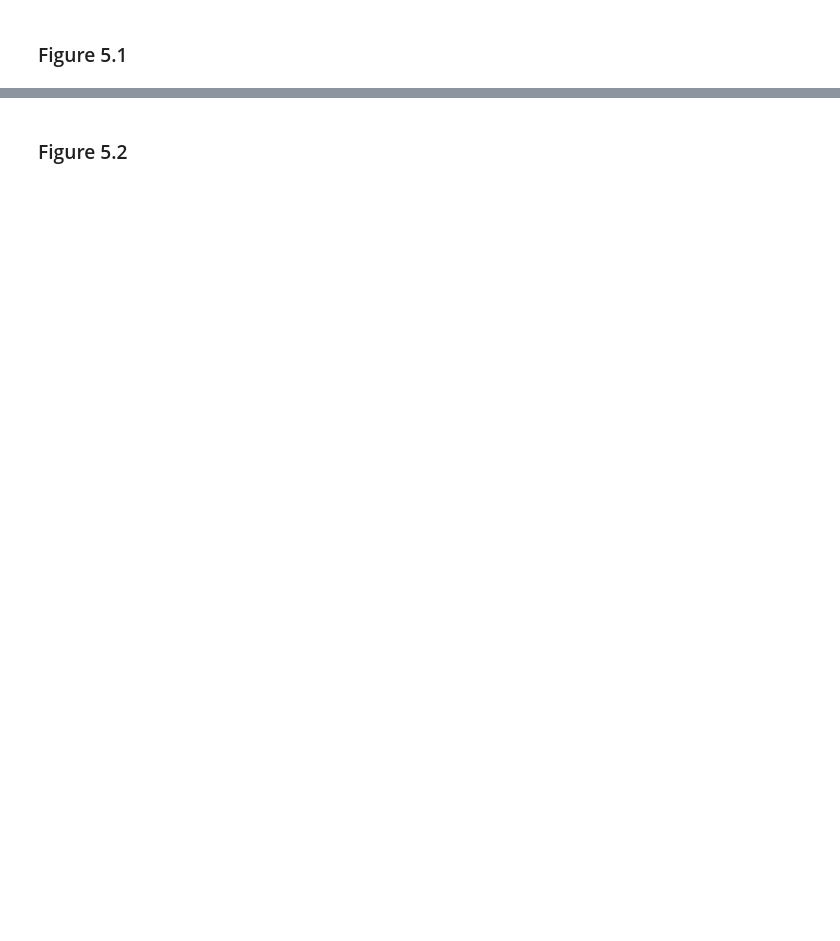
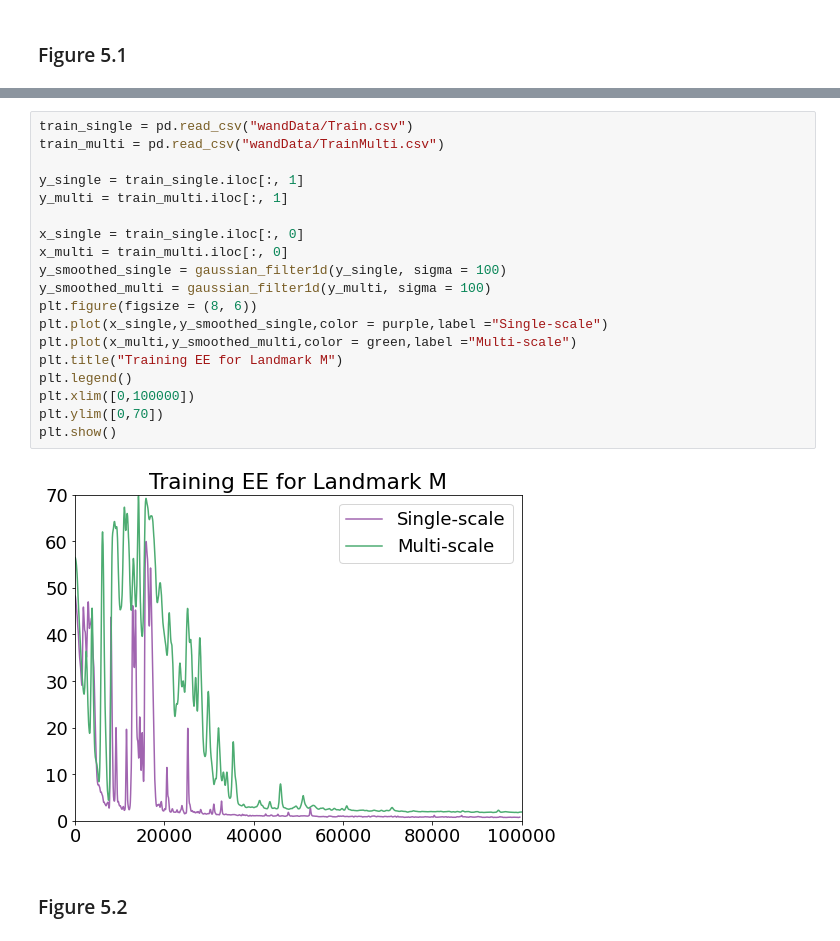
Before and after one commit to CathrineUH/Bachelor_thesis_ear, a Jupyter notebook: plotAllFigures.ipynb, the cells around one changed output, grey strips where cells are left out. Cells and saved outputs as stored; diff of their text form; blank space fills up the shorter version.

```diff
--- a/plotAllFigures.ipynb
+++ b/plotAllFigures.ipynb
@@ -37,3 +42,24 @@ RuntimeError: filter weights array has incorrect shape.
+# %%
+train_single = pd.read_csv("wandData/Train.csv")
+train_multi = pd.read_csv("wandData/TrainMulti.csv")
+
+y_single = train_single.iloc[:, 1]
+y_multi = train_multi.iloc[:, 1]
+
+x_single = train_single.iloc[:, 0]
+x_multi = train_multi.iloc[:, 0]
+y_smoothed_single = gaussian_filter1d(y_single, sigma = 100)
+y_smoothed_multi = gaussian_filter1d(y_multi, sigma = 100)
+plt.figure(figsize = (8, 6))
+plt.plot(x_single,y_smoothed_single,color = purple,label ="Single-scale")
+plt.plot(x_multi,y_smoothed_multi,color = green,label ="Multi-scale")
+plt.title("Training EE for Landmark M")
+plt.legend()
+plt.xlim([0,100000])
+plt.ylim([0,70])
+plt.show()
+# %% [output]
+[figure, added]
 # %% [markdown]
 ### Figure 5.2
 # %%
```
Also changed, not shown: parts of 8 cells of this notebook, 1 other file.
